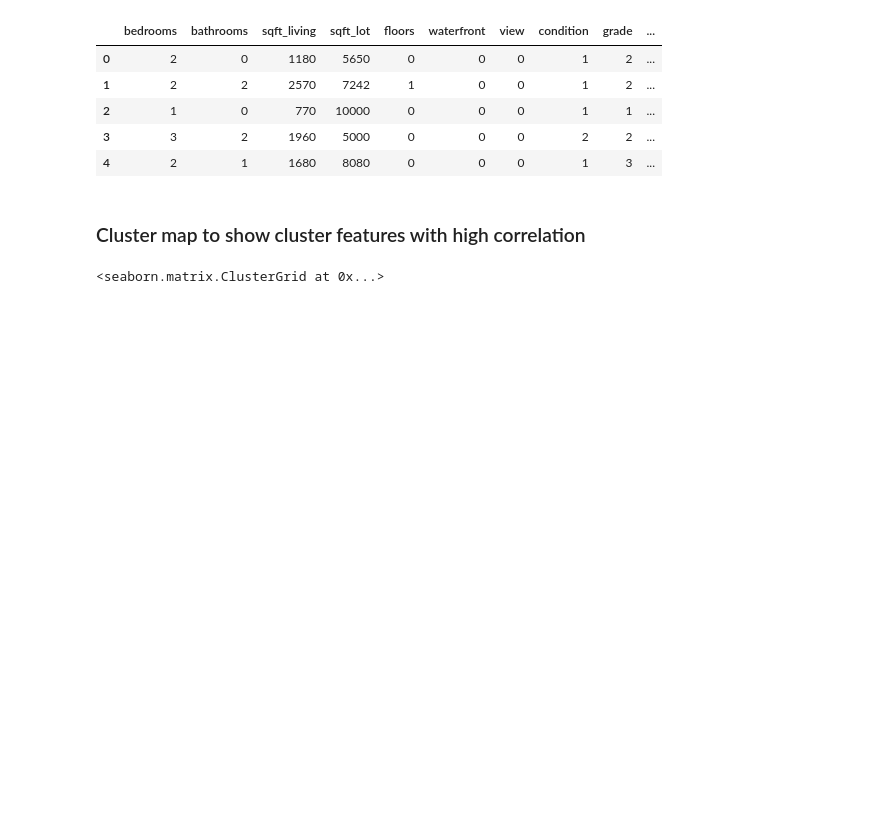
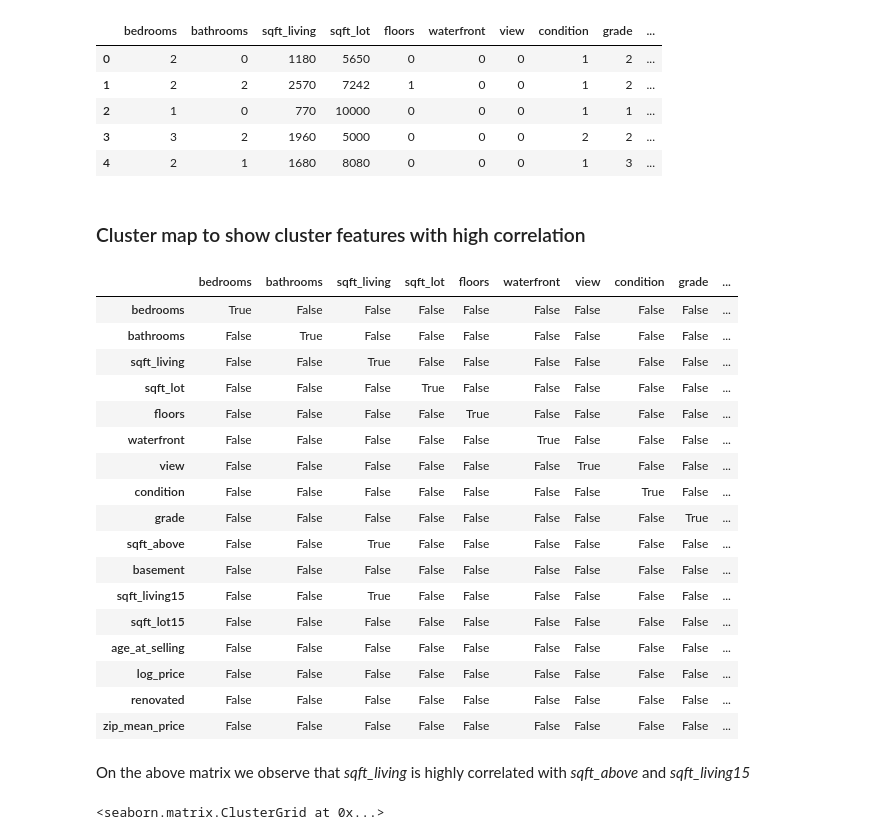
Before and after one commit to locsta/King-County-Data-Analysis, a Jupyter notebook: Module 1 Final Project - King County Houses Data Analysis.ipynb, the cells around one changed output. Saved outputs shown, nothing was run; the diff lists cells and outputs as text; code cells hidden in the pictures; blank space fills up the shorter version.

```diff
--- a/Module 1 Final Project - King County Houses Data Analysis.ipynb
+++ b/Module 1 Final Project - King County Houses Data Analysis.ipynb
@@ -559,6 +581,29 @@ kc_clean.head()
 | 4 | 2 | 1 | 1680 | 8080 | 0 | 0 | 0 | 1 | 3 | ... |
 # %% [markdown]
 ### Cluster map to show cluster features with high correlation
+# %%
+abs(kc_clean.corr()) > 0.75
+# %% [output]
+|  | bedrooms | bathrooms | sqft_living | sqft_lot | floors | waterfront | view | condition | grade | ... |
+| bedrooms | True | False | False | False | False | False | False | False | False | ... |
+| bathrooms | False | True | False | False | False | False | False | False | False | ... |
+| sqft_living | False | False | True | False | False | False | False | False | False | ... |
+| sqft_lot | False | False | False | True | False | False | False | False | False | ... |
+| floors | False | False | False | False | True | False | False | False | False | ... |
+| waterfront | False | False | False | False | False | True | False | False | False | ... |
+| view | False | False | False | False | False | False | True | False | False | ... |
+| condition | False | False | False | False | False | False | False | True | False | ... |
+| grade | False | False | False | False | False | False | False | False | True | ... |
+| sqft_above | False | False | True | False | False | False | False | False | False | ... |
+| basement | False | False | False | False | False | False | False | False | False | ... |
+| sqft_living15 | False | False | True | False | False | False | False | False | False | ... |
+| sqft_lot15 | False | False | False | False | False | False | False | False | False | ... |
+| age_at_selling | False | False | False | False | False | False | False | False | False | ... |
+| log_price | False | False | False | False | False | False | False | False | False | ... |
+| renovated | False | False | False | False | False | False | False | False | False | ... |
+| zip_mean_price | False | False | False | False | False | False | False | False | False | ... |
+# %% [markdown]
+On the above matrix we observe that *sqft_living* is highly correlated with *sqft_above* and *sqft_living15*
 # %%
 sns.clustermap(kc_clean.corr(), standard_scale=1)
 # %% [output]
```
Also changed, not shown: parts of 36 cells of this notebook.
